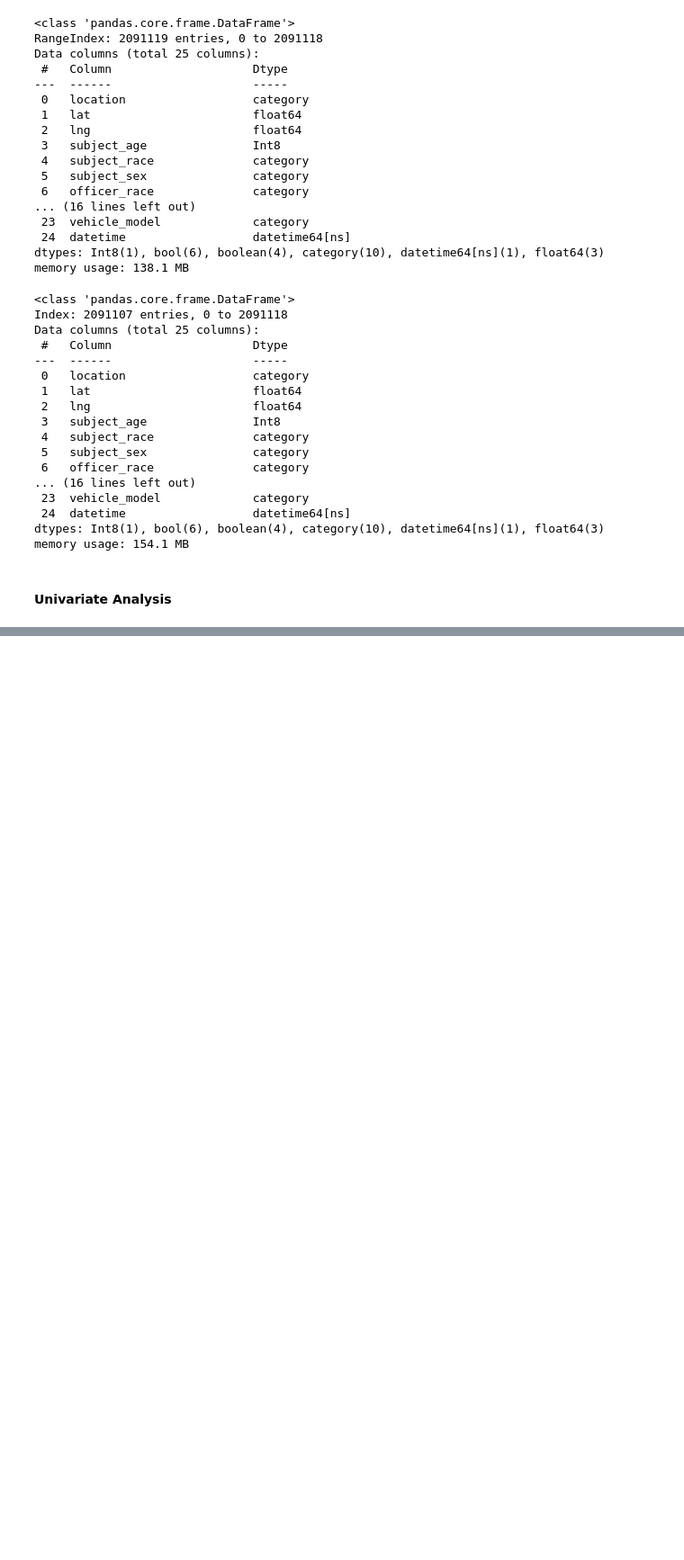
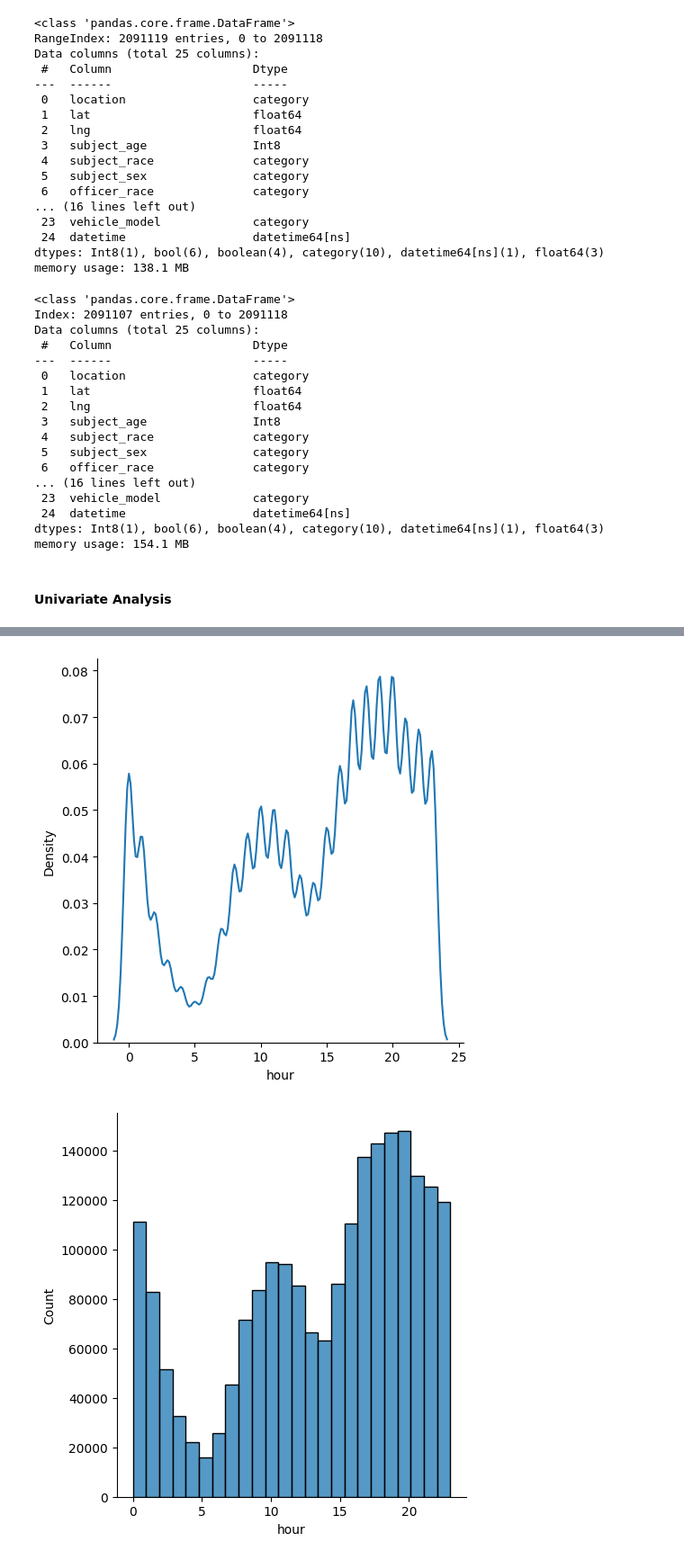
Before and after one commit to AMMARKHALID2004/EDA-Project, a Jupyter notebook: EDA.ipynb, the cells around one changed output, grey strips where cells are left out. Shown at 90% size. Saved outputs shown, nothing was run; the diff lists cells and outputs as text; code cells hidden in the pictures; blank space fills up the shorter version.

```diff
--- a/EDA.ipynb
+++ b/EDA.ipynb
@@ -127,0 +149,13 @@ df.loc[df['subject_age']<16]=np.nan
+# %%
+
+df['hour'] = df['datetime'].dt.hour
+
+sns.displot(data=df, x='hour', kind='kde')
+plt.show()
+
+
+sns.displot(data=df, x='hour', kind='hist', bins=24)
+plt.show()
+# %% [output]
+[figure, added]
+[figure, added]
```
Also changed, not shown: parts of 39 cells of this notebook.
